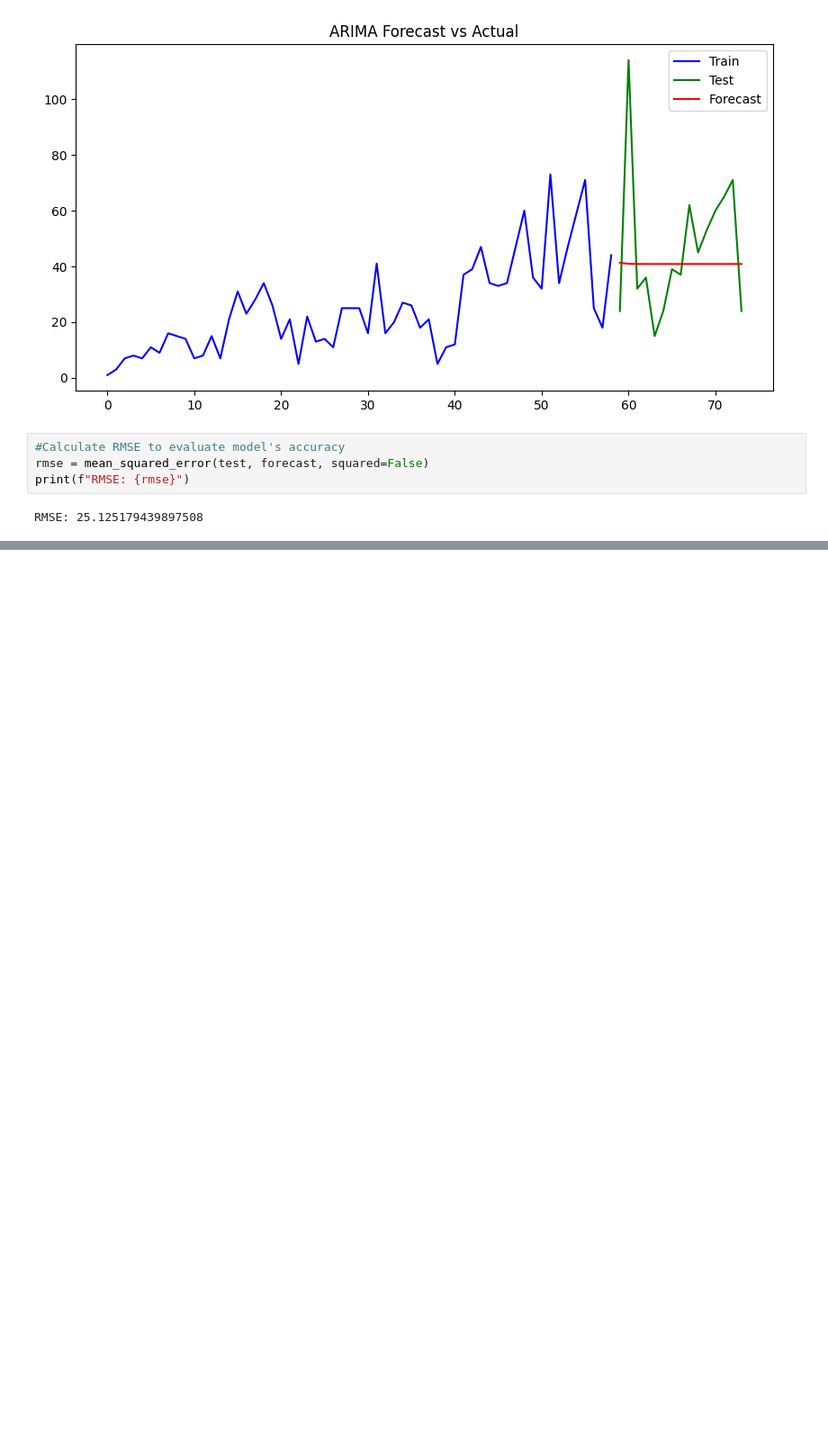
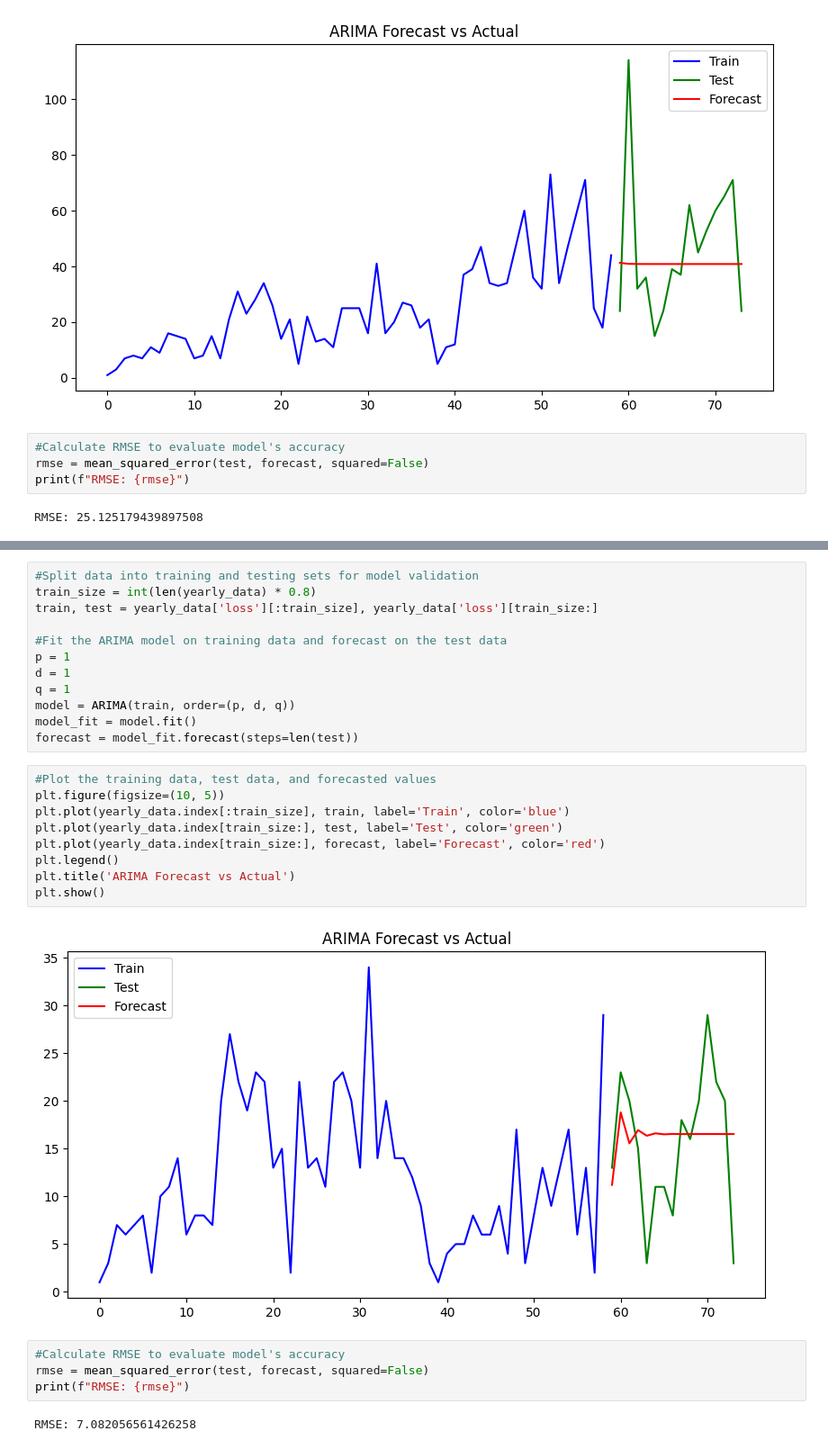
Before and after one commit to RainaVardhan/DS4002-Project-2, a Jupyter notebook: Only_Property_Damage.ipynb, the cells around one changed output, grey strips where cells are left out. Shown at 90% size. Drawn from its saved outputs; the diff is of its cells as text; blank space fills up the shorter version.

```diff
--- a/Only_Property_Damage.ipynb
+++ b/Only_Property_Damage.ipynb
@@ -260,0 +341,29 @@ RMSE: 25.125179439897508
+# %%
+#Split data into training and testing sets for model validation
+train_size = int(len(yearly_data) * 0.8)
+train, test = yearly_data['loss'][:train_size], yearly_data['loss'][train_size:]
+
+#Fit the ARIMA model on training data and forecast on the test data
+p = 1
+d = 1
+q = 1
+model = ARIMA(train, order=(p, d, q))
+model_fit = model.fit()
+forecast = model_fit.forecast(steps=len(test))
+# %%
+#Plot the training data, test data, and forecasted values
+plt.figure(figsize=(10, 5))
+plt.plot(yearly_data.index[:train_size], train, label='Train', color='blue')
+plt.plot(yearly_data.index[train_size:], test, label='Test', color='green')
+plt.plot(yearly_data.index[train_size:], forecast, label='Forecast', color='red')
+plt.legend()
+plt.title('ARIMA Forecast vs Actual')
+plt.show()
+# %% [output]
+[figure, added]
+# %%
+#Calculate RMSE to evaluate model's accuracy
+rmse = mean_squared_error(test, forecast, squared=False)
+print(f"RMSE: {rmse}")
+# %% [output]
+RMSE: 7.082056561426258
```
Also changed, not shown: parts of 5 cells of this notebook.
